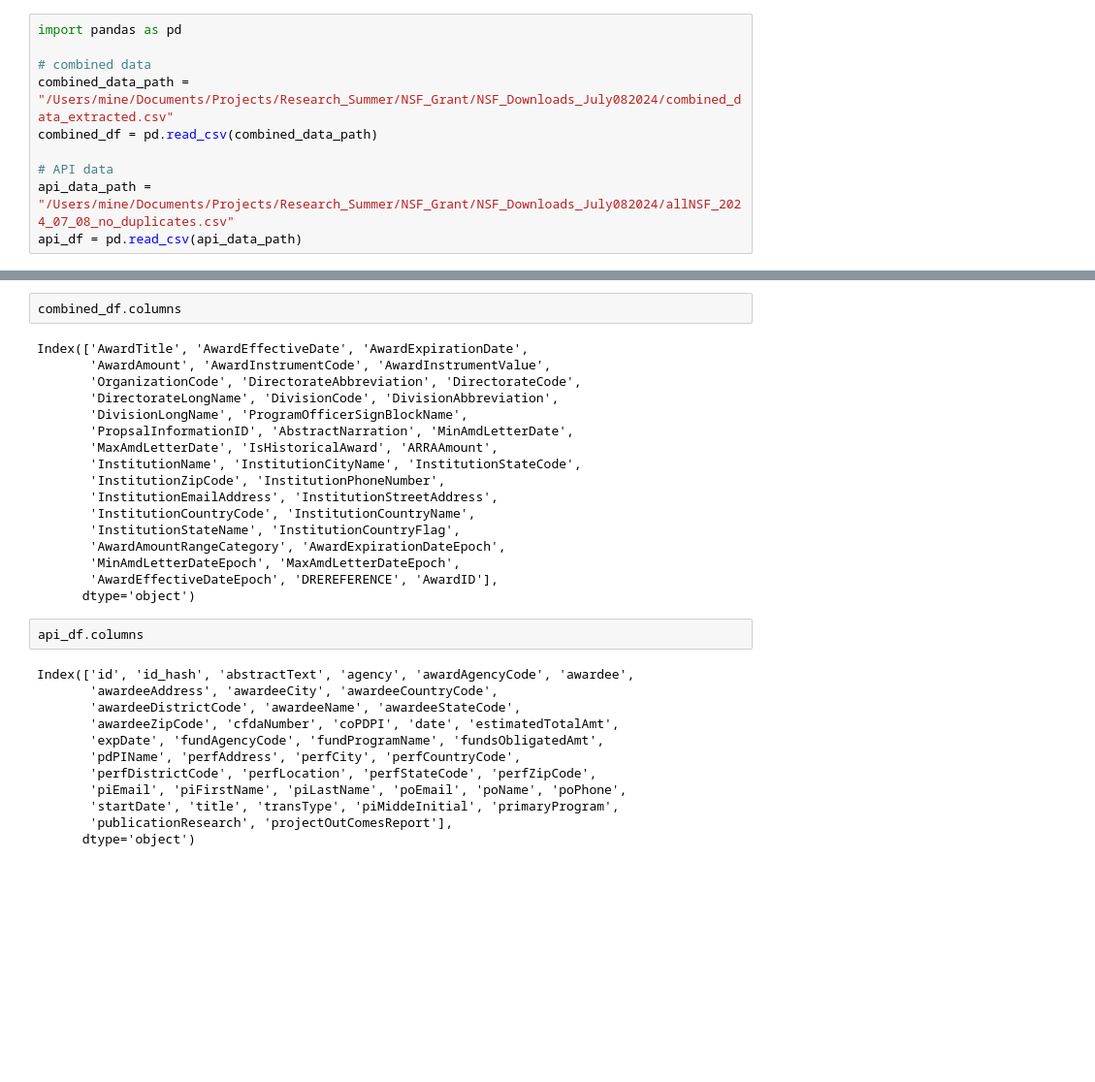
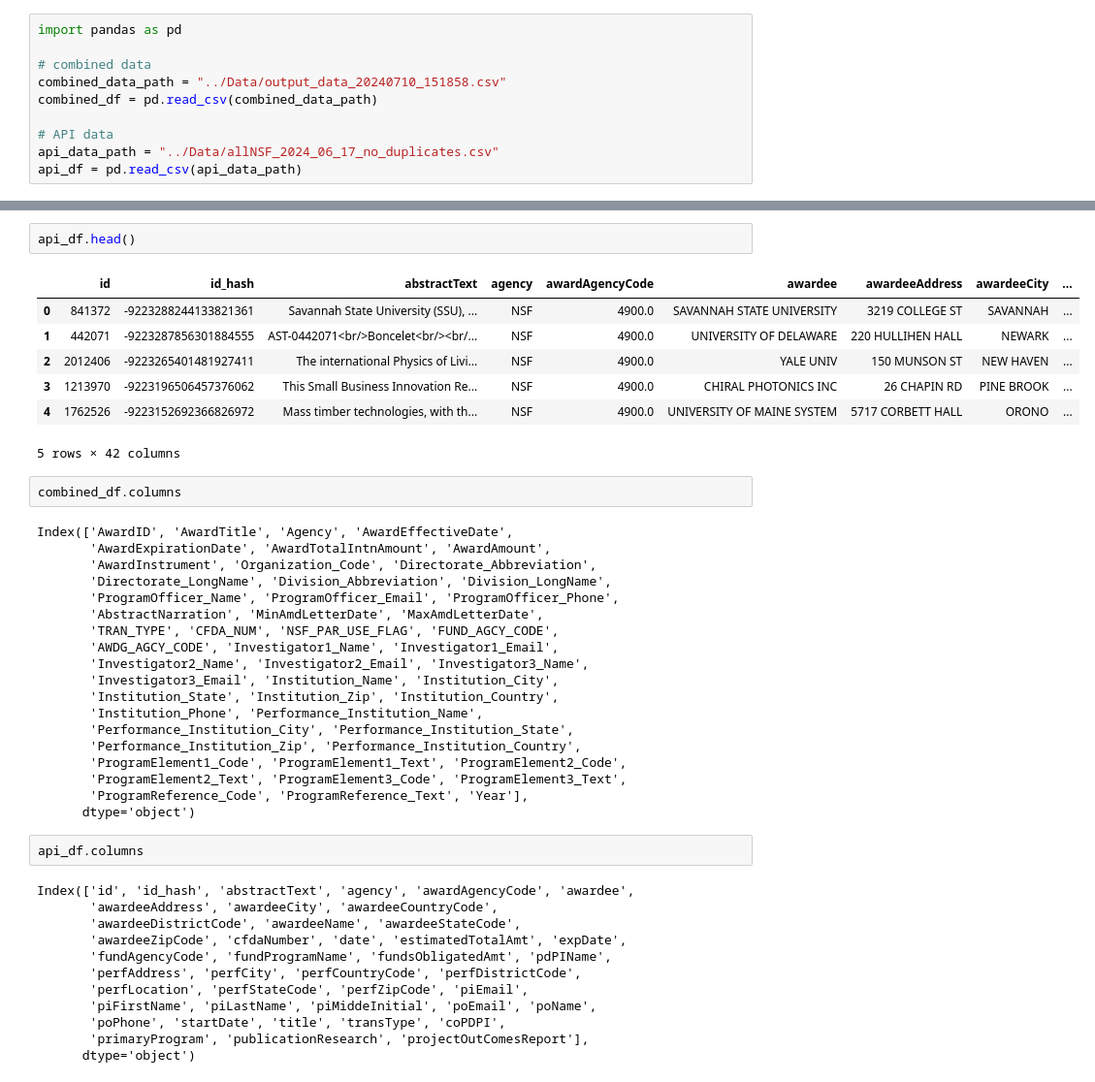
Before and after one commit to SeverinoCenter/nsf-award-extract, a Jupyter notebook: Comparing downloaded vs API data.ipynb, the cells around one changed output, grey strips where cells are left out. Shown: that part at 97% size. Saved outputs shown, nothing was run; the diff lists cells and outputs as text; blank space fills up the shorter version.

```diff
--- a/Comparing downloaded vs API data.ipynb
+++ b/Comparing downloaded vs API data.ipynb
@@ -2,9 +2,9 @@
 import pandas as pd
 
 # combined data
-combined_data_path = "/Users/mine/Documents/Projects/Research_Summer/NSF_Grant/NSF_Downloads_July082024/combined_data_extracted.csv"
+combined_data_path = "../Data/output_data_20240710_151858.csv"
 combined_df = pd.read_csv(combined_data_path)
 
 # API data
-api_data_path = "/Users/mine/Documents/Projects/Research_Summer/NSF_Grant/NSF_Downloads_July082024/allNSF_2024_07_08_no_duplicates.csv"
+api_data_path = "../Data/allNSF_2024_06_17_no_duplicates.csv"
 api_df = pd.read_csv(api_data_path)
@@ -11,21 +21,33 @@ api_df = pd.read_csv(api_data_path)
+# %%
+api_df.head()
+# %% [output]
+|  | id | id_hash | abstractText | agency | awardAgencyCode | awardee | awardeeAddress | awardeeCity | ... |
+| 0 | 841372 | -9223288244133821361 | Savannah State University (SSU), ... | NSF | 4900.0 | SAVANNAH STATE UNIVERSITY | 3219 COLLEGE ST | SAVANNAH | ... |
+| 1 | 442071 | -9223287856301884555 | AST-0442071<br/>Boncelet<br/><br/... | NSF | 4900.0 | UNIVERSITY OF DELAWARE | 220 HULLIHEN HALL | NEWARK | ... |
+| 2 | 2012406 | -9223265401481927411 | The international Physics of Livi... | NSF | 4900.0 | YALE UNIV | 150 MUNSON ST | NEW HAVEN | ... |
+| 3 | 1213970 | -9223196506457376062 | This Small Business Innovation Re... | NSF | 4900.0 | CHIRAL PHOTONICS INC | 26 CHAPIN RD | PINE BROOK | ... |
+| 4 | 1762526 | -9223152692366826972 | Mass timber technologies, with th... | NSF | 4900.0 | UNIVERSITY OF MAINE SYSTEM | 5717 CORBETT HALL | ORONO | ... |
+5 rows × 42 columns
 # %%
 combined_df.columns
 # %% [output]
-Index(['AwardTitle', 'AwardEffectiveDate', 'AwardExpirationDate',
-       'AwardAmount', 'AwardInstrumentCode', 'AwardInstrumentValue',
-       'OrganizationCode', 'DirectorateAbbreviation', 'DirectorateCode',
-       'DirectorateLongName', 'DivisionCode', 'DivisionAbbreviation',
-       'DivisionLongName', 'ProgramOfficerSignBlockName',
-       'PropsalInformationID', 'AbstractNarration', 'MinAmdLetterDate',
-       'MaxAmdLetterDate', 'IsHistoricalAward', 'ARRAAmount',
-       'InstitutionName', 'InstitutionCityName', 'InstitutionStateCode',
-       'InstitutionZipCode', 'InstitutionPhoneNumber',
-       'InstitutionEmailAddress', 'InstitutionStreetAddress',
-       'InstitutionCountryCode', 'InstitutionCountryName',
-       'InstitutionStateName', 'InstitutionCountryFlag',
-       'AwardAmountRangeCategory', 'AwardExpirationDateEpoch',
-       'MinAmdLetterDateEpoch', 'MaxAmdLetterDateEpoch',
-       'AwardEffectiveDateEpoch', 'DREREFERENCE', 'AwardID'],
+Index(['AwardID', 'AwardTitle', 'Agency', 'AwardEffectiveDate',
+       'AwardExpirationDate', 'AwardTotalIntnAmount', 'AwardAmount',
+       'AwardInstrument', 'Organization_Code', 'Directorate_Abbreviation',
+       'Directorate_LongName', 'Division_Abbreviation', 'Division_LongName',
+       'ProgramOfficer_Name', 'ProgramOfficer_Email', 'ProgramOfficer_Phone',
+       'AbstractNarration', 'MinAmdLetterDate', 'MaxAmdLetterDate',
+       'TRAN_TYPE', 'CFDA_NUM', 'NSF_PAR_USE_FLAG', 'FUND_AGCY_CODE',
+       'AWDG_AGCY_CODE', 'Investigator1_Name', 'Investigator1_Email',
+       'Investigator2_Name', 'Investigator2_Email', 'Investigator3_Name',
+       'Investigator3_Email', 'Institution_Name', 'Institution_City',
+       'Institution_State', 'Institution_Zip', 'Institution_Country',
+       'Institution_Phone', 'Performance_Institution_Name',
+       'Performance_Institution_City', 'Performance_Institution_State',
+       'Performance_Institution_Zip', 'Performance_Institution_Country',
+       'ProgramElement1_Code', 'ProgramElement1_Text', 'ProgramElement2_Code',
+       'ProgramElement2_Text', 'ProgramElement3_Code', 'ProgramElement3_Text',
+       'ProgramReference_Code', 'ProgramReference_Text', 'Year'],
       dtype='object')
 # %%
 api_df.columns
@@ -33,12 +55,12 @@ api_df.columns
 Index(['id', 'id_hash', 'abstractText', 'agency', 'awardAgencyCode', 'awardee',
        'awardeeAddress', 'awardeeCity', 'awardeeCountryCode',
        'awardeeDistrictCode', 'awardeeName', 'awardeeStateCode',
-       'awardeeZipCode', 'cfdaNumber', 'coPDPI', 'date', 'estimatedTotalAmt',
-       'expDate', 'fundAgencyCode', 'fundProgramName', 'fundsObligatedAmt',
-       'pdPIName', 'perfAddress', 'perfCity', 'perfCountryCode',
-       'perfDistrictCode', 'perfLocation', 'perfStateCode', 'perfZipCode',
-       'piEmail', 'piFirstName', 'piLastName', 'poEmail', 'poName', 'poPhone',
-       'startDate', 'title', 'transType', 'piMiddeInitial', 'primaryProgram',
-       'publicationResearch', 'projectOutComesReport'],
+       'awardeeZipCode', 'cfdaNumber', 'date', 'estimatedTotalAmt', 'expDate',
+       'fundAgencyCode', 'fundProgramName', 'fundsObligatedAmt', 'pdPIName',
+       'perfAddress', 'perfCity', 'perfCountryCode', 'perfDistrictCode',
+       'perfLocation', 'perfStateCode', 'perfZipCode', 'piEmail',
+       'piFirstName', 'piLastName', 'piMiddeInitial', 'poEmail', 'poName',
+       'poPhone', 'startDate', 'title', 'transType', 'coPDPI',
+       'primaryProgram', 'publicationResearch', 'projectOutComesReport'],
       dtype='object')
 # %%
```
Also changed, not shown: parts of 9 cells of this notebook.
